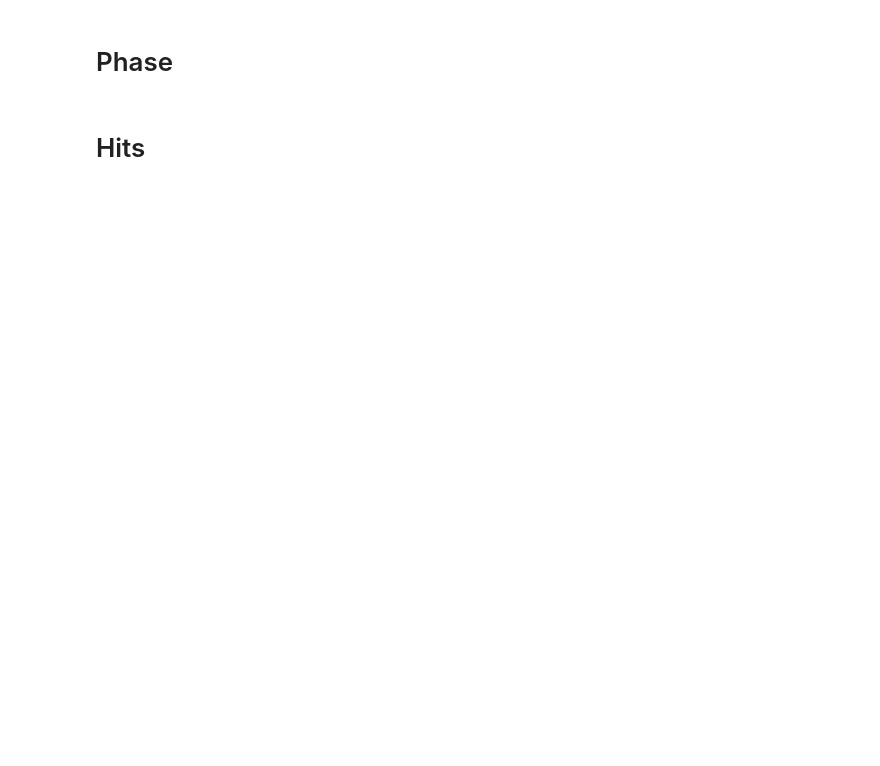
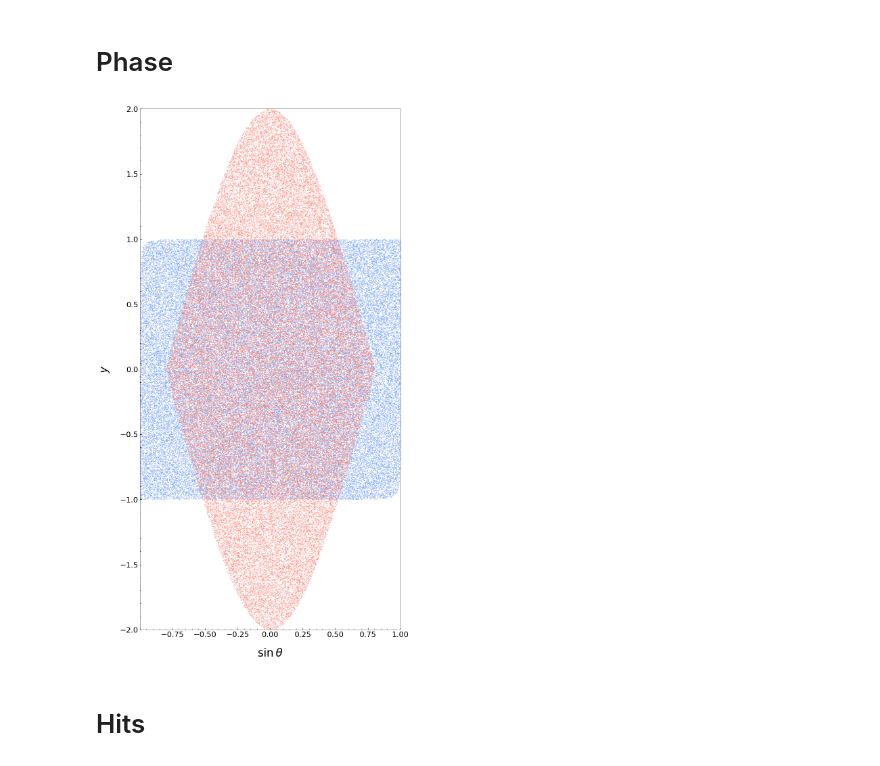
Before and after one commit to ssteinberg/solar_optical_concentrator, a Jupyter notebook: plotfin1.ipynb, the cells around one changed output. Drawn from its saved outputs; the diff is of its cells as text; code cells hidden in the pictures; blank space fills up the shorter version.

```diff
--- a/plotfin1.ipynb
+++ b/plotfin1.ipynb
@@ -95,34 +107,37 @@ plt.show()
 # %%
 phase2mc = np.loadtxt('data2mc/phase.csv', delimiter = ',')
 phasepara = np.loadtxt('datapara/phase.csv', delimiter = ',')
 fig, ax = plt.subplots(1, figsize = (10, 20))
 ax.scatter(phase2mc[:, 0], phase2mc[:, 1] / hl, s = 0.1, c = 'cornflowerblue')
 ax.scatter(phasepara[:, 0], phasepara[:, 1] / hl, s = 0.1, c = 'salmon')
 
 ax.minorticks_on()
-ax.tick_params(axis = 'x', which = 'both', direction = 'in', bottom = True, top = False, labelsize = 8)
-ax.tick_params(axis = 'y', which = 'both', direction = 'in', left = True, right = False, labelsize = 8)
+ax.tick_params(axis = 'x', which = 'both', direction = 'in', bottom = True, top = False, labelsize = 16)
+ax.tick_params(axis = 'y', which = 'both', direction = 'in', left = True, right = False, labelsize = 16)
 
 vert = 2
 ax.spines['left'].set_position(('data', -1))
 ax.spines['left'].set_bounds((-vert, vert))
 ax.spines['left'].set_linewidth(0.5)
 ax.spines['bottom'].set_position(('data', -vert))
 ax.spines['bottom'].set_bounds((-1, 1))
 ax.spines['bottom'].set_linewidth(0.5)
 ax.spines['right'].set_position(('data', 1))
 ax.spines['right'].set_bounds((-vert, vert))
 ax.spines['right'].set_linewidth(0.5)
 ax.spines['top'].set_position(('data', vert))
 ax.spines['top'].set_bounds((-1, 1))
 ax.spines['top'].set_linewidth(0.5)
 
-ax.set_xlabel(r"$\sin\theta$", size = 20)
-ax.set_ylabel(r"$y$", size = 20)
+ax.set_xlabel(r"$\sin\theta$", size = 24, labelpad = 20)
+ax.set_ylabel(r"$y$", size = 24, labelpad = 20)
 ax.axis('equal')
 ax.set_xlim(-1, 1)
 ax.set_ylim(-vert, vert)
+ax.get_xticklabels()[1].set_visible(False)
 plt.show()
+# %% [output]
+[figure, added]
 # %% [markdown]
 # Hits
 # %%
```
Also changed, not shown: parts of 5 cells of this notebook, 5 other files.
